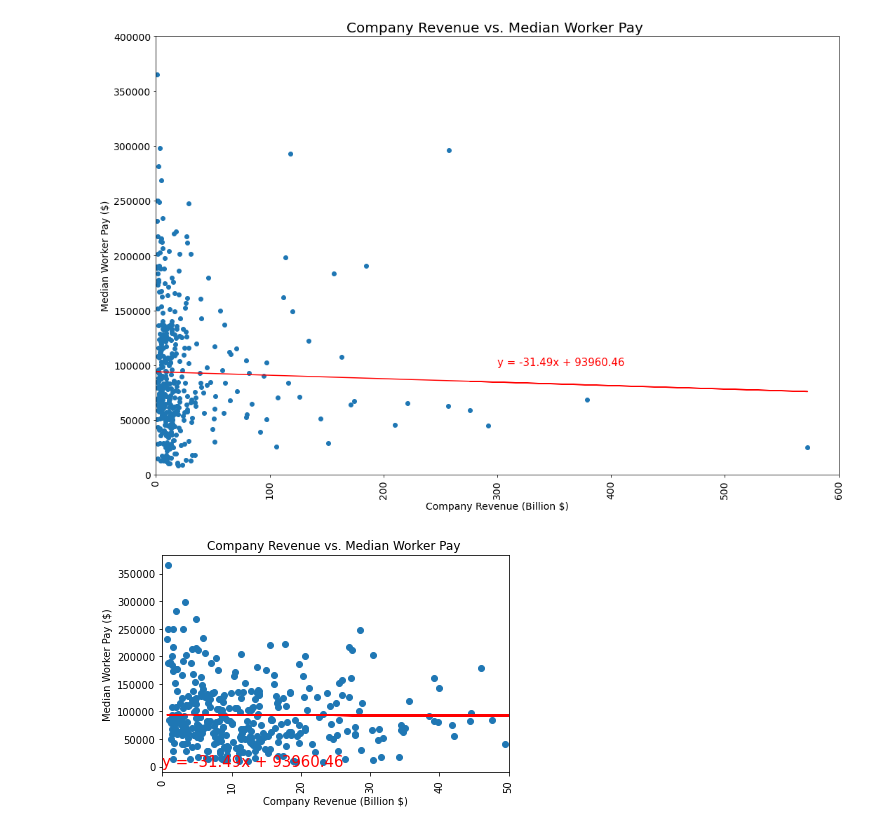
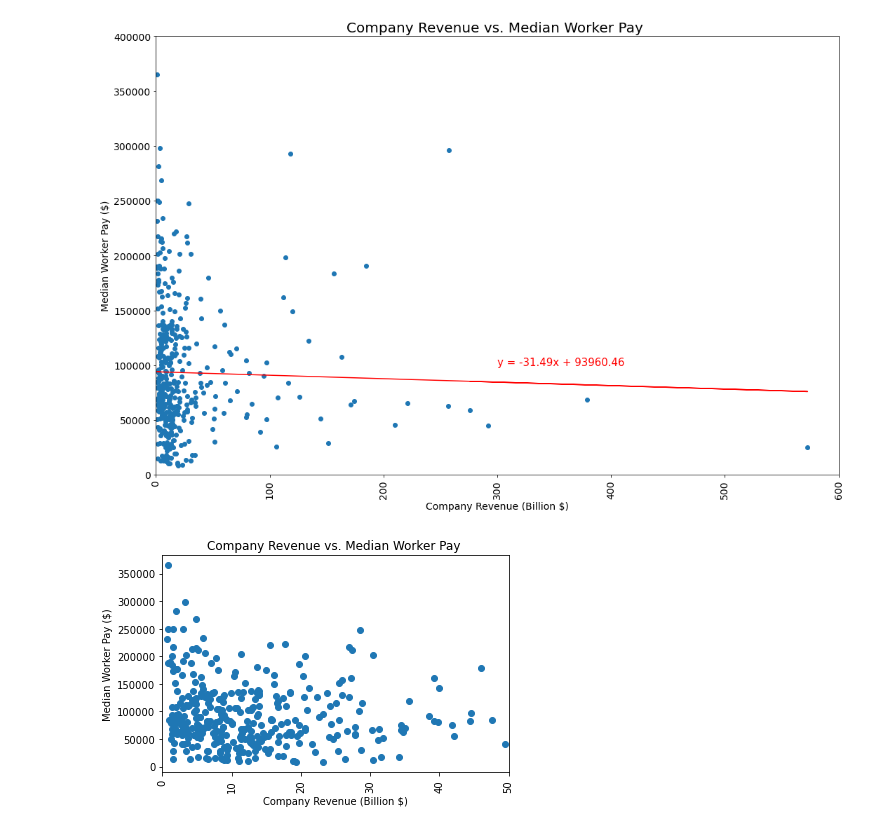
Before and after one commit to allison713/Group6_proj1, a Jupyter notebook: Data/datavisuals.ipynb, the cells around one changed output. Saved outputs shown, nothing was run; the diff lists cells and outputs as text; code cells hidden in the pictures.

Commit message:
Finished resizing images.

```diff
--- a/Data/datavisuals.ipynb
+++ b/Data/datavisuals.ipynb
@@ -197,25 +197,25 @@ plt.savefig("../Visuals/RevenuevWorker.png")
 # %%
 #Do CEOs and their workers earn more as their companies earn more?
 #Zoomed in plot
 
 def linreg(xval, yval, title, ylab, textcoord):
     (slope, intercept, r_value, p_value, std_err) = linregress(xval, yval)
     regress_values = xval * slope + intercept
     line_eq = "y = " + str(round(slope,2)) + "x + " + str(round(intercept,2))
     plt.scatter(xval,yval)
-    plt.plot(xval,regress_values,"r")
-    plt.annotate(line_eq, textcoord, fontsize=15, color="red")
+    #plt.plot(xval,regress_values,"r")
+    #plt.annotate(line_eq, textcoord, fontsize=15, color="red")
     plt.title(title)
     plt.ticklabel_format(axis='x',style='plain')
     plt.xlabel("Company Revenue (Billion $)")
     plt.xticks(rotation=90)
     plt.ylabel(ylab)
     plt.xlim([0,50])
     plt.tight_layout()
 xval = merged_df["Revenue (Billions)"]
 yval = merged_df["Median Worker Pay"]
 linreg(xval,yval,"Company Revenue vs. Median Worker Pay ","Median Worker Pay ($)",(0,20))
 # Save the figure
 plt.savefig("../Visuals/RevenuevWorkerZoomed.png")
 # %% [output]
-[figure, old version]
+[figure, new version]
```
Also changed, not shown: 1 other file.
